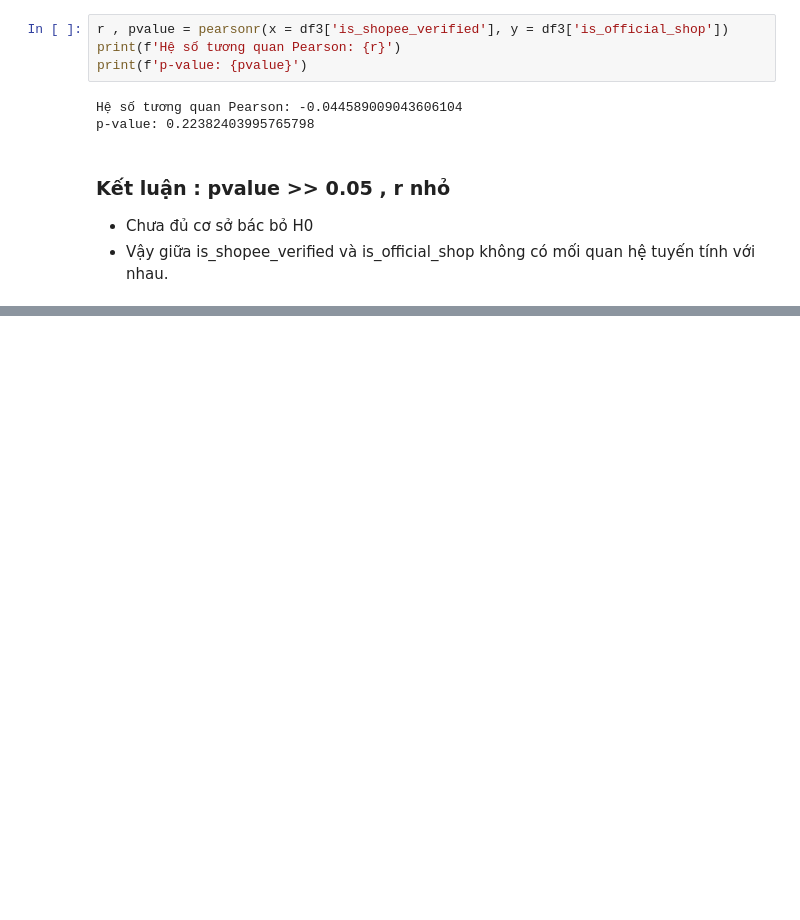
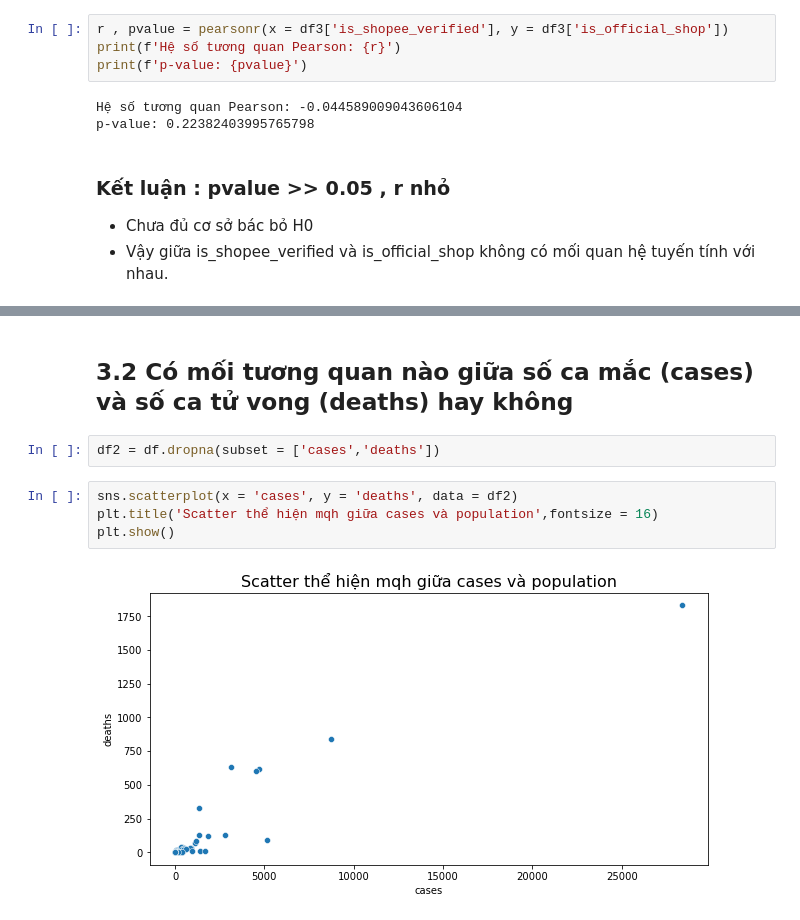
Before and after one commit to ShinNgao12/CodeGym_DA, a Jupyter notebook: Demo_KiemDinhTuongQuan.ipynb, the cells around one changed output, grey strips where cells are left out. Drawn from its saved outputs; the diff is of its cells as text; blank space fills up the shorter version.

```diff
--- a/Demo_KiemDinhTuongQuan.ipynb
+++ b/Demo_KiemDinhTuongQuan.ipynb
@@ -186,0 +232,10 @@ p-value: 0.22382403995765798
+# %% [markdown]
+## 3.2 Có mối tương quan nào giữa số ca mắc (cases) và số ca tử vong (deaths) hay không
+# %%
+df2 = df.dropna(subset = ['cases','deaths'])
+# %%
+sns.scatterplot(x = 'cases', y = 'deaths', data = df2)
+plt.title('Scatter thể hiện mqh giữa cases và population',fontsize = 16)
+plt.show()
+# %% [output]
+[figure, added]
```
Also changed, not shown: parts of 15 cells of this notebook, 1 other file.
